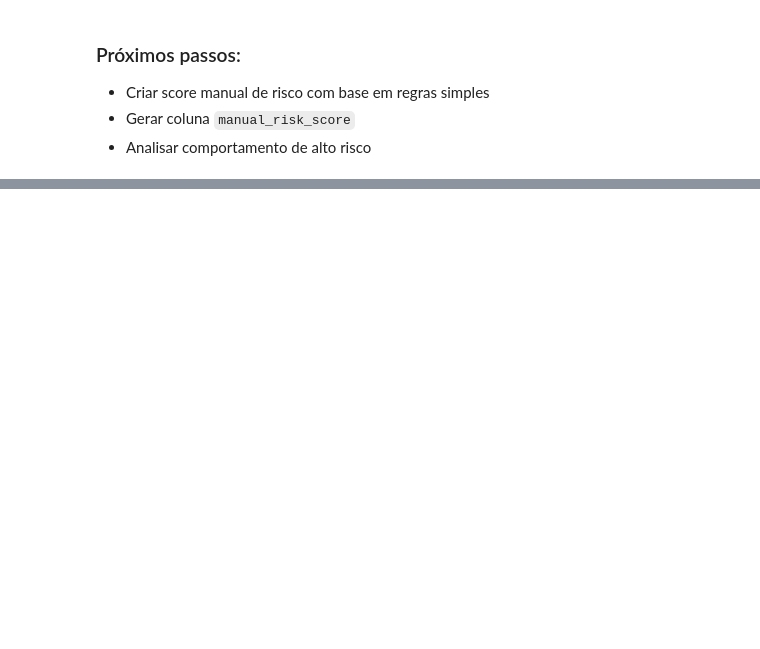
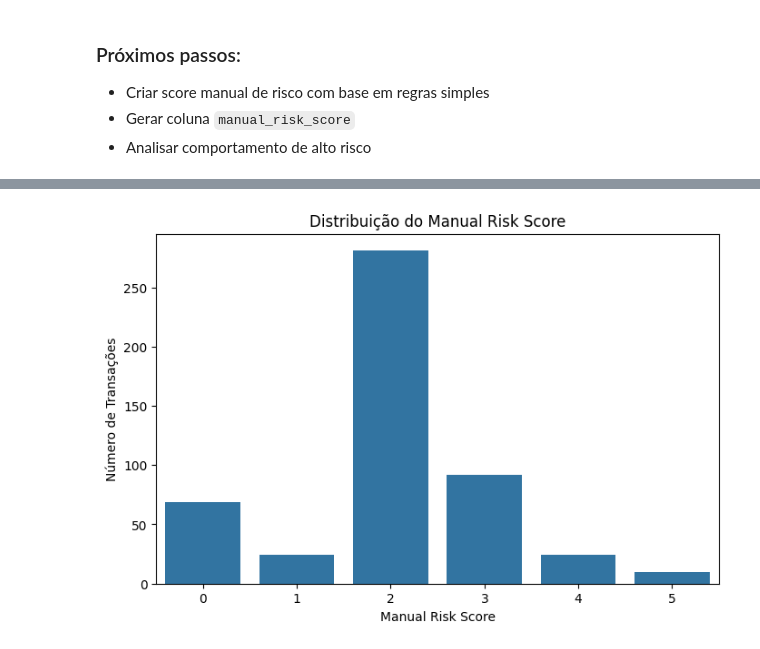
Before and after one commit to a-bucci/AML---Fraud---AI---Portfolio, a Jupyter notebook: 1_fiat_analysis/exploration_amanda.ipynb, the cells around one changed output, grey strips where cells are left out. Saved outputs shown, nothing was run; the diff lists cells and outputs as text; code cells hidden in the pictures; blank space fills up the shorter version.

```diff
--- a/1_fiat_analysis/exploration_amanda.ipynb
+++ b/1_fiat_analysis/exploration_amanda.ipynb
@@ -65,0 +109,9 @@ plt.show()
+# %%
+plt.figure(figsize=(8, 5))
+sns.countplot(x='manual_risk_score', data=df)
+plt.title('Distribuição do Manual Risk Score')
+plt.xlabel('Manual Risk Score')
+plt.ylabel('Número de Transações')
+plt.show()
+# %% [output]
+[figure, added]
```
Also changed, not shown: parts of 5 cells of this notebook.
